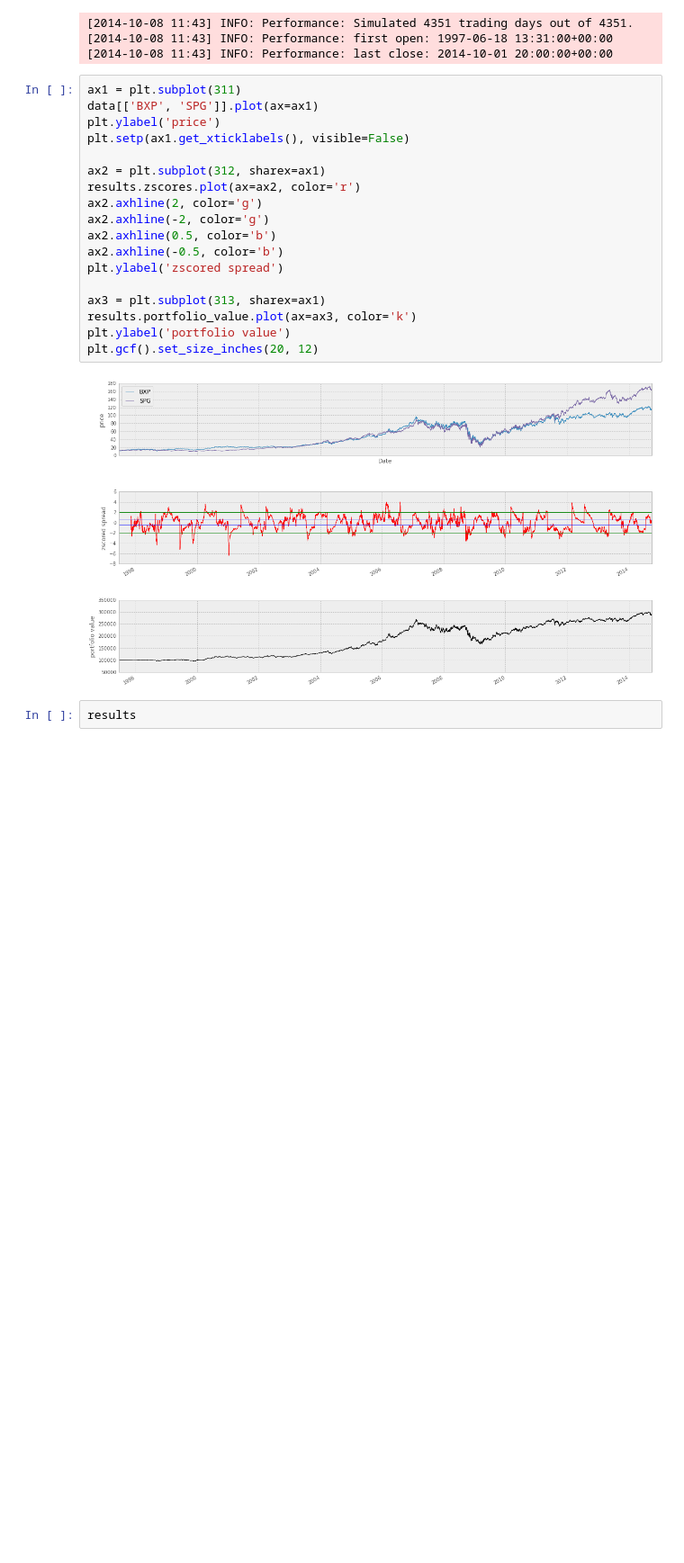
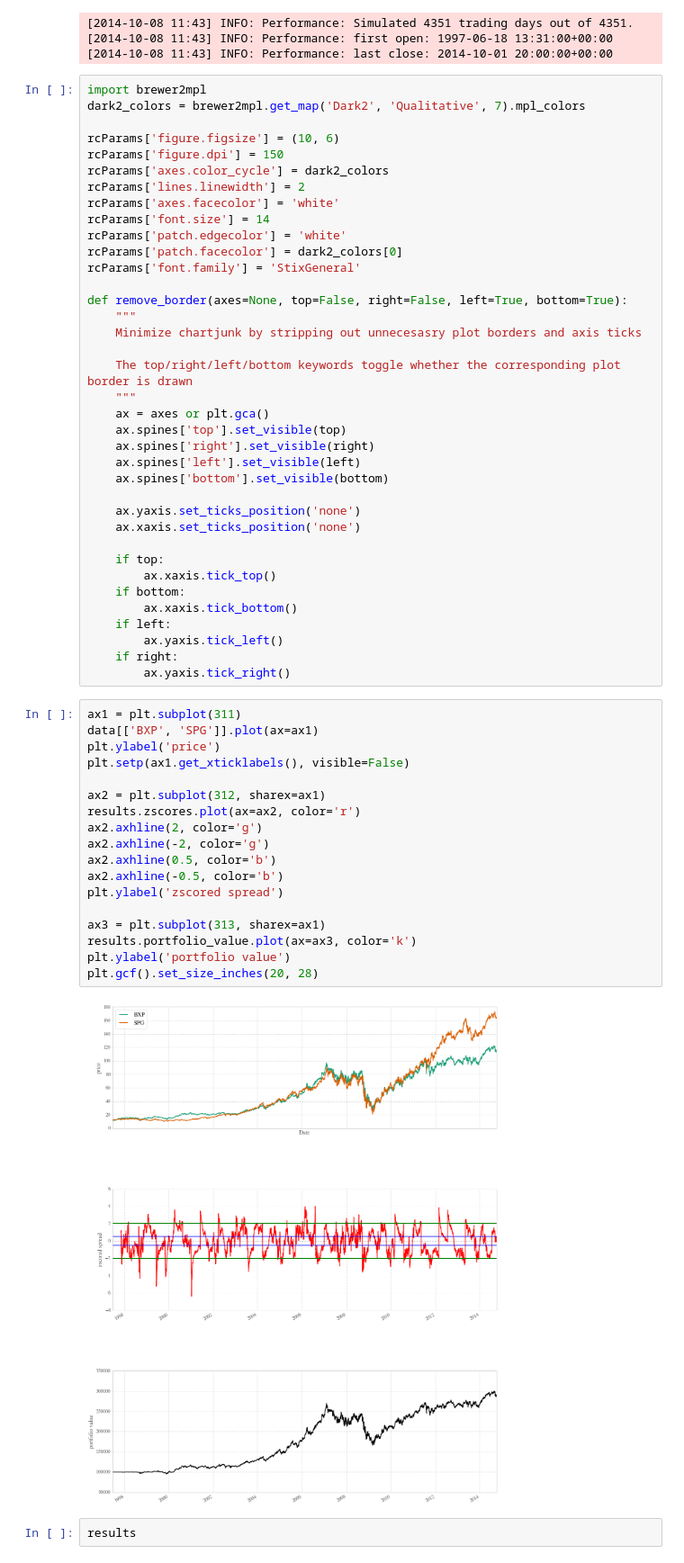
Before and after one commit to LuoYisheng/Cloud-computing-analytics-for-trading-algorithm, a Jupyter notebook: 3. Spread_Trading.ipynb, the cells around one changed output. Shown at 90% size. Saved outputs shown, nothing was run; the diff lists cells and outputs as text; blank space fills up the shorter version.

Commit message:
Update 3. Spread_Trading.ipynb
Change graph style

```diff
--- a/3. Spread_Trading.ipynb
+++ b/3. Spread_Trading.ipynb
@@ -155,26 +155,63 @@ data['spreads'] = np.nan
 [2014-10-08 11:43] INFO: Performance: Simulated 4351 trading days out of 4351.
 [2014-10-08 11:43] INFO: Performance: first open: 1997-06-18 13:31:00+00:00
 [2014-10-08 11:43] INFO: Performance: last close: 2014-10-01 20:00:00+00:00
+# %%
+import brewer2mpl
+dark2_colors = brewer2mpl.get_map('Dark2', 'Qualitative', 7).mpl_colors
+
+rcParams['figure.figsize'] = (10, 6)
+rcParams['figure.dpi'] = 150
+rcParams['axes.color_cycle'] = dark2_colors
+rcParams['lines.linewidth'] = 2
+rcParams['axes.facecolor'] = 'white'
+rcParams['font.size'] = 14
+rcParams['patch.edgecolor'] = 'white'
+rcParams['patch.facecolor'] = dark2_colors[0]
+rcParams['font.family'] = 'StixGeneral'
+
+def remove_border(axes=None, top=False, right=False, left=True, bottom=True):
+    """
+    Minimize chartjunk by stripping out unnecesasry plot borders and axis ticks
+
+    The top/right/left/bottom keywords toggle whether the corresponding plot border is drawn
+    """
+    ax = axes or plt.gca()
+    ax.spines['top'].set_visible(top)
+    ax.spines['right'].set_visible(right)
+    ax.spines['left'].set_visible(left)
+    ax.spines['bottom'].set_visible(bottom)
+
+    ax.yaxis.set_ticks_position('none')
+    ax.xaxis.set_ticks_position('none')
+
+    if top:
+        ax.xaxis.tick_top()
+    if bottom:
+        ax.xaxis.tick_bottom()
+    if left:
+        ax.yaxis.tick_left()
+    if right:
+        ax.yaxis.tick_right()
 # %%
 ax1 = plt.subplot(311)
 data[['BXP', 'SPG']].plot(ax=ax1)
 plt.ylabel('price')
 plt.setp(ax1.get_xticklabels(), visible=False)
 
 ax2 = plt.subplot(312, sharex=ax1)
 results.zscores.plot(ax=ax2, color='r')
 ax2.axhline(2, color='g')
 ax2.axhline(-2, color='g')
 ax2.axhline(0.5, color='b')
 ax2.axhline(-0.5, color='b')
 plt.ylabel('zscored spread')
 
 ax3 = plt.subplot(313, sharex=ax1)
 results.portfolio_value.plot(ax=ax3, color='k')
 plt.ylabel('portfolio value')
-plt.gcf().set_size_inches(20, 12)
+plt.gcf().set_size_inches(20, 28)
 # %% [output]
-[figure, old version]
+[figure, new version]
 # %%
 results
 # %% [output]
```
